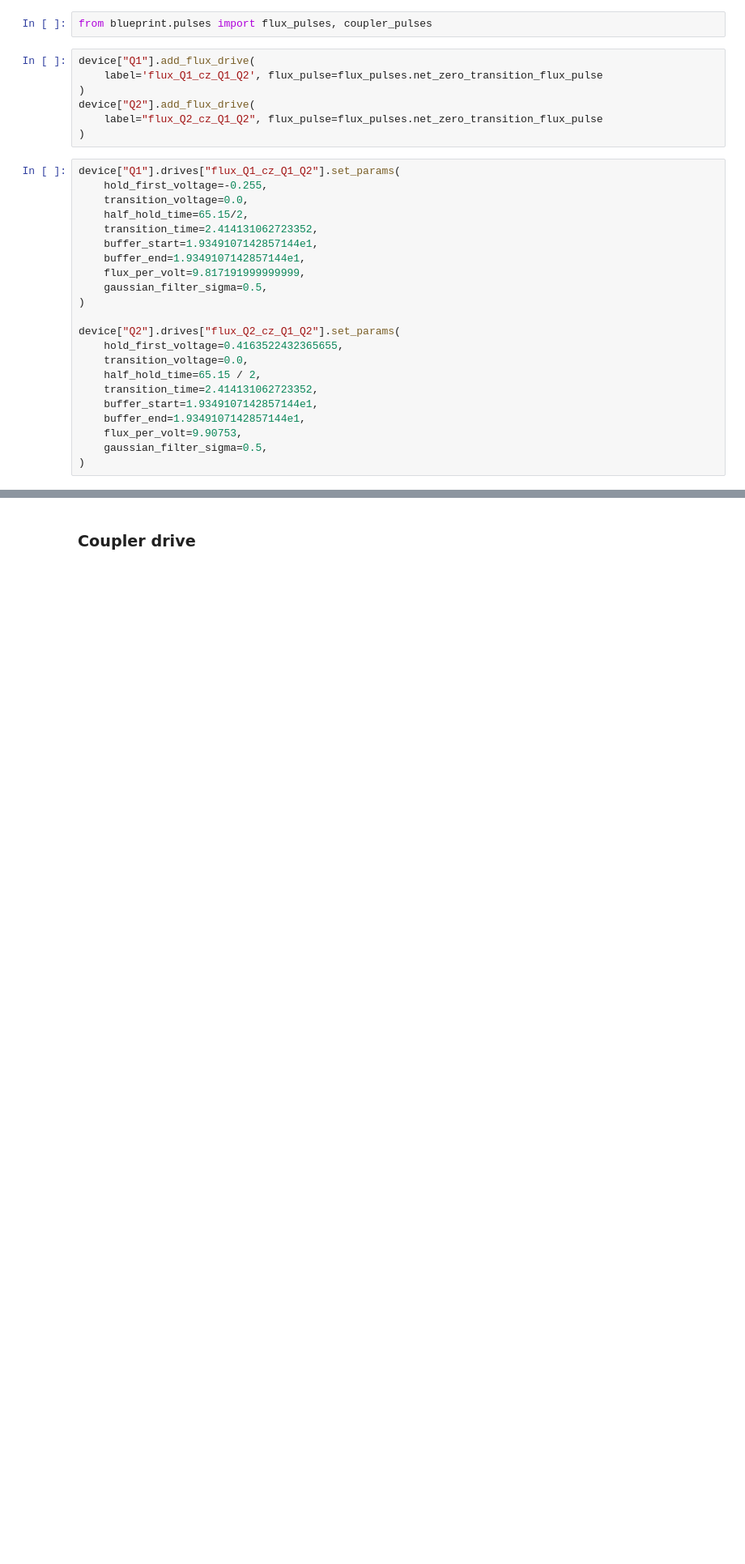
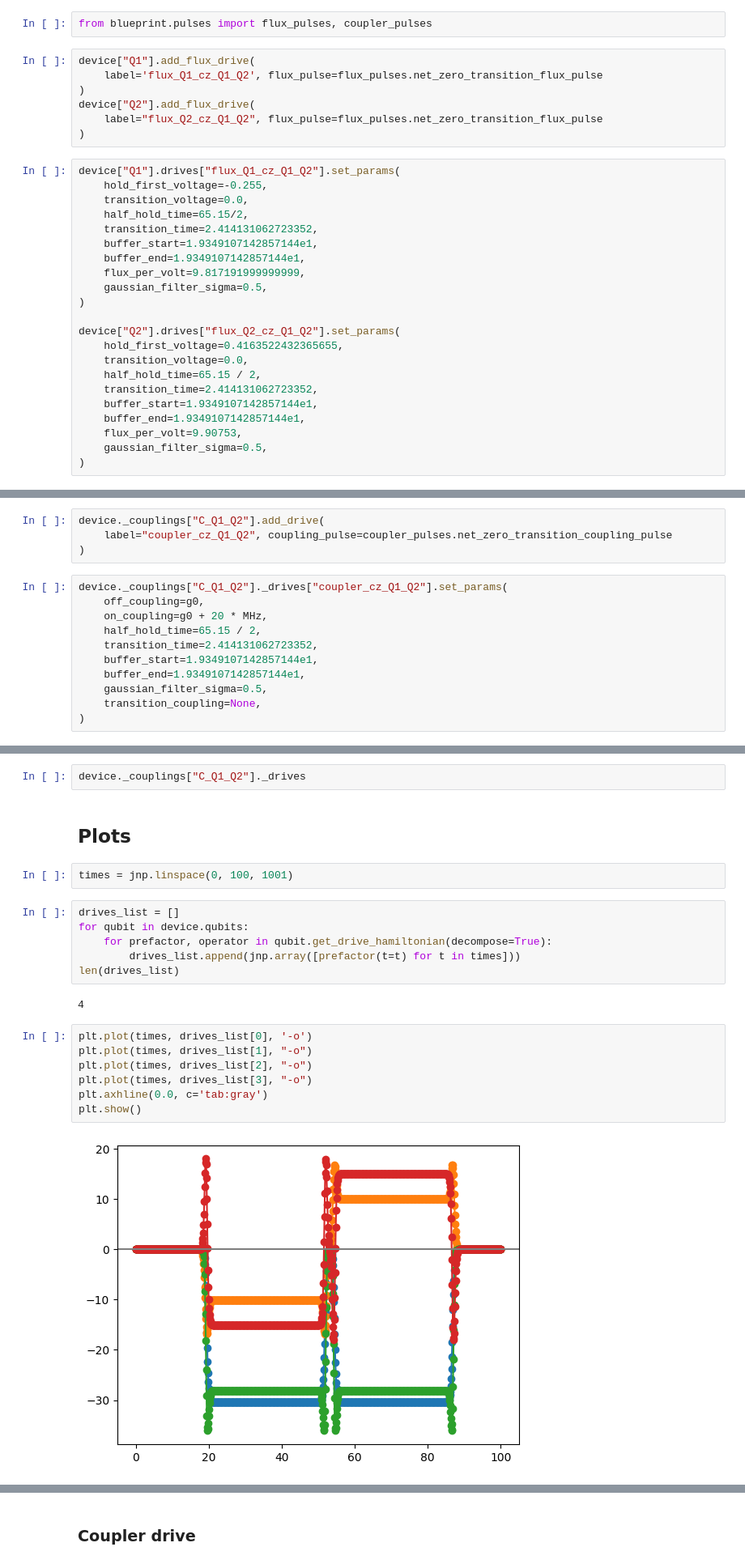
Before and after one commit to TheSQuaD-IQ/blueprint, a Jupyter notebook: notebooks/dynamiqs_simu_example.ipynb, the cells around one changed output, grey strips where cells are left out. Shown: that part at 81% size. Cells and saved outputs as stored; diff of their text form; blank space fills up the shorter version.

Commit message:
CZ pulses first implementation for dynamiqs

```diff
--- a/notebooks/dynamiqs_simu_example.ipynb
+++ b/notebooks/dynamiqs_simu_example.ipynb
@@ -149,0 +143,15 @@ device["Q2"].drives["flux_Q2_cz_Q1_Q2"].set_params(
+# %%
+device._couplings["C_Q1_Q2"].add_drive(
+    label="coupler_cz_Q1_Q2", coupling_pulse=coupler_pulses.net_zero_transition_coupling_pulse
+)
+# %%
+device._couplings["C_Q1_Q2"]._drives["coupler_cz_Q1_Q2"].set_params(
+    off_coupling=g0,
+    on_coupling=g0 + 20 * MHz,
+    half_hold_time=65.15 / 2,
+    transition_time=2.414131062723352,
+    buffer_start=1.9349107142857144e1,
+    buffer_end=1.9349107142857144e1,
+    gaussian_filter_sigma=0.5,
+    transition_coupling=None,
+)
@@ -149,0 +220,23 @@ device["Q2"].drives["flux_Q2_cz_Q1_Q2"].set_params(
+# %%
+device._couplings["C_Q1_Q2"]._drives
+# %% [markdown]
+## Plots
+# %%
+times = jnp.linspace(0, 100, 1001)
+# %%
+drives_list = []
+for qubit in device.qubits:
+    for prefactor, operator in qubit.get_drive_hamiltonian(decompose=True):
+        drives_list.append(jnp.array([prefactor(t=t) for t in times]))
+len(drives_list)
+# %% [output]
+4
+# %%
+plt.plot(times, drives_list[0], '-o')
+plt.plot(times, drives_list[1], "-o")
+plt.plot(times, drives_list[2], "-o")
+plt.plot(times, drives_list[3], "-o")
+plt.axhline(0.0, c='tab:gray')
+plt.show()
+# %% [output]
+[figure, added]
```
Also changed, not shown: parts of 69 cells of this notebook, 2 other files.
